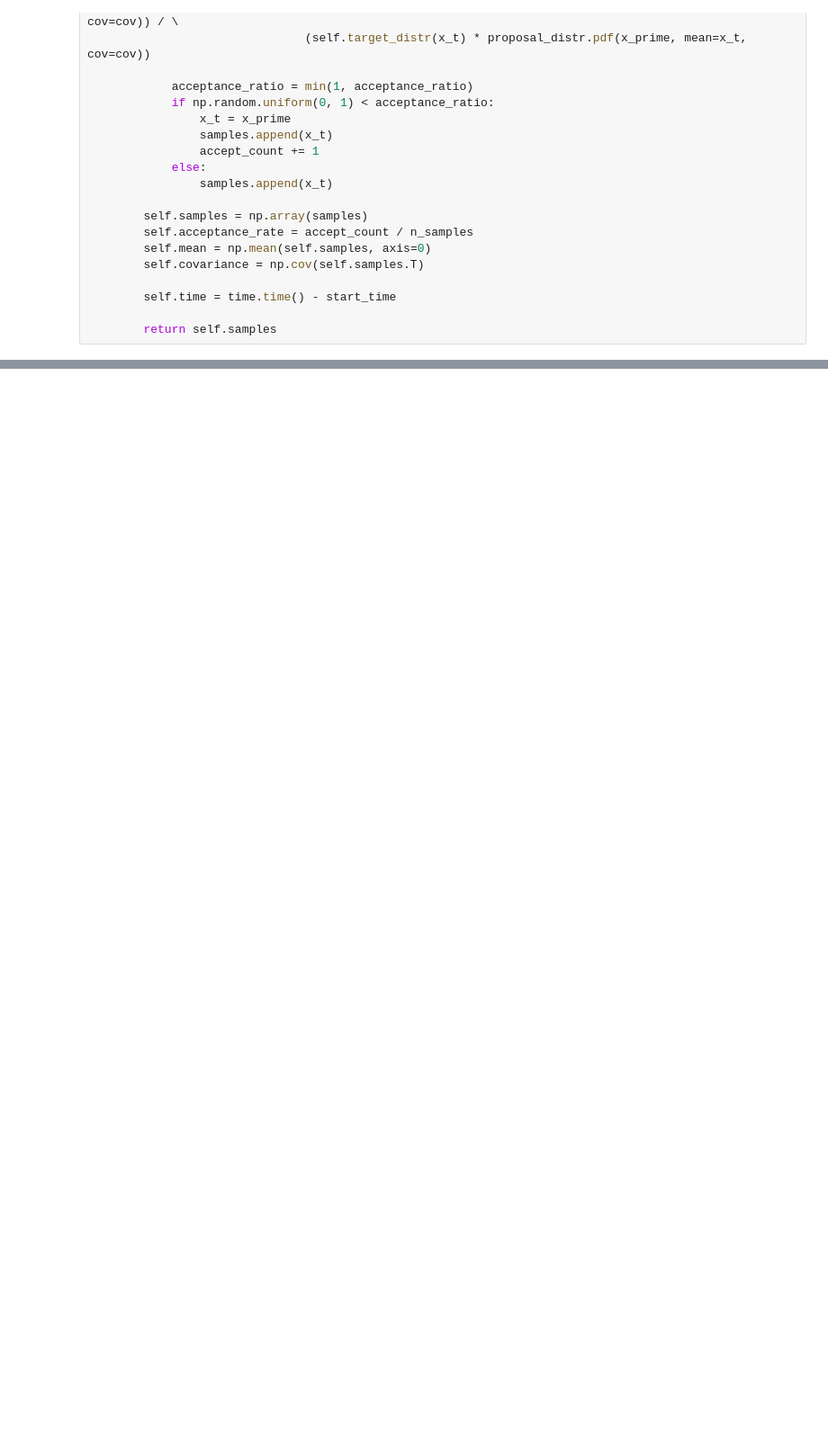
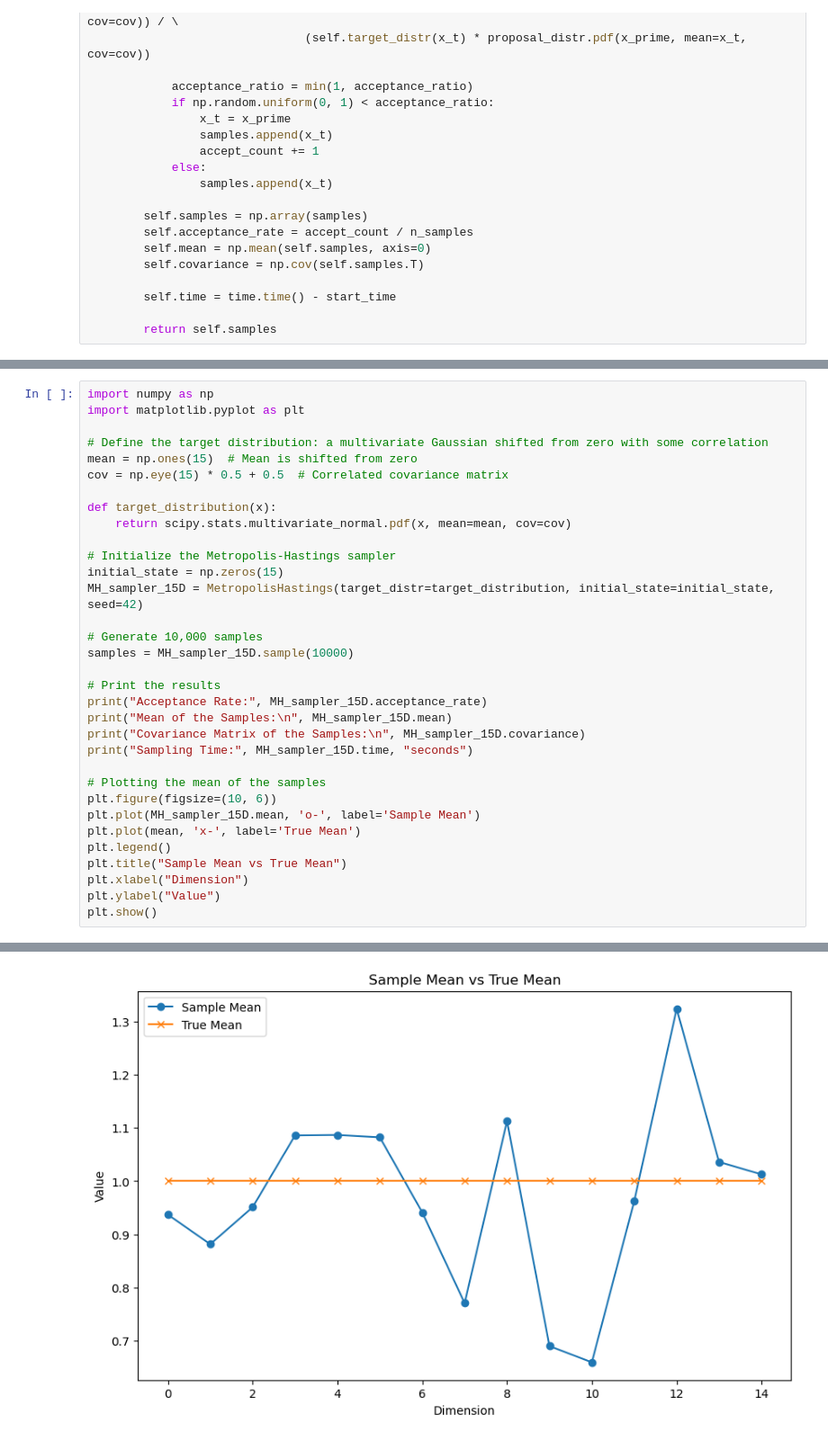
Before and after one commit to WengerMichael/HamiltonianMC, a Jupyter notebook: MetropolisHasting.ipynb, the cells around one changed output, grey strips where cells are left out. Shown at 90% size. Cells and saved outputs as stored; diff of their text form; blank space fills up the shorter version.

```diff
--- a/MetropolisHasting.ipynb
+++ b/MetropolisHasting.ipynb
@@ -90,0 +125,34 @@ array([[ 0.78061758,  1.53057733],
+# %%
+import numpy as np
+import matplotlib.pyplot as plt
+
+# Define the target distribution: a multivariate Gaussian shifted from zero with some correlation
+mean = np.ones(15)  # Mean is shifted from zero
+cov = np.eye(15) * 0.5 + 0.5  # Correlated covariance matrix
+
+def target_distribution(x):
+    return scipy.stats.multivariate_normal.pdf(x, mean=mean, cov=cov)
+
+# Initialize the Metropolis-Hastings sampler
+initial_state = np.zeros(15)
+MH_sampler_15D = MetropolisHastings(target_distr=target_distribution, initial_state=initial_state, seed=42)
+
+# Generate 10,000 samples
+samples = MH_sampler_15D.sample(10000)
+
+# Print the results
+print("Acceptance Rate:", MH_sampler_15D.acceptance_rate)
+print("Mean of the Samples:\n", MH_sampler_15D.mean)
+print("Covariance Matrix of the Samples:\n", MH_sampler_15D.covariance)
+print("Sampling Time:", MH_sampler_15D.time, "seconds")
+
+# Plotting the mean of the samples
+plt.figure(figsize=(10, 6))
+plt.plot(MH_sampler_15D.mean, 'o-', label='Sample Mean')
+plt.plot(mean, 'x-', label='True Mean')
+plt.legend()
+plt.title("Sample Mean vs True Mean")
+plt.xlabel("Dimension")
+plt.ylabel("Value")
+plt.show()
+# %% [output]
@@ -90,0 +176 @@ array([[ 0.78061758,  1.53057733],
+[figure, added]
```
Also changed, not shown: parts of 7 cells of this notebook.
